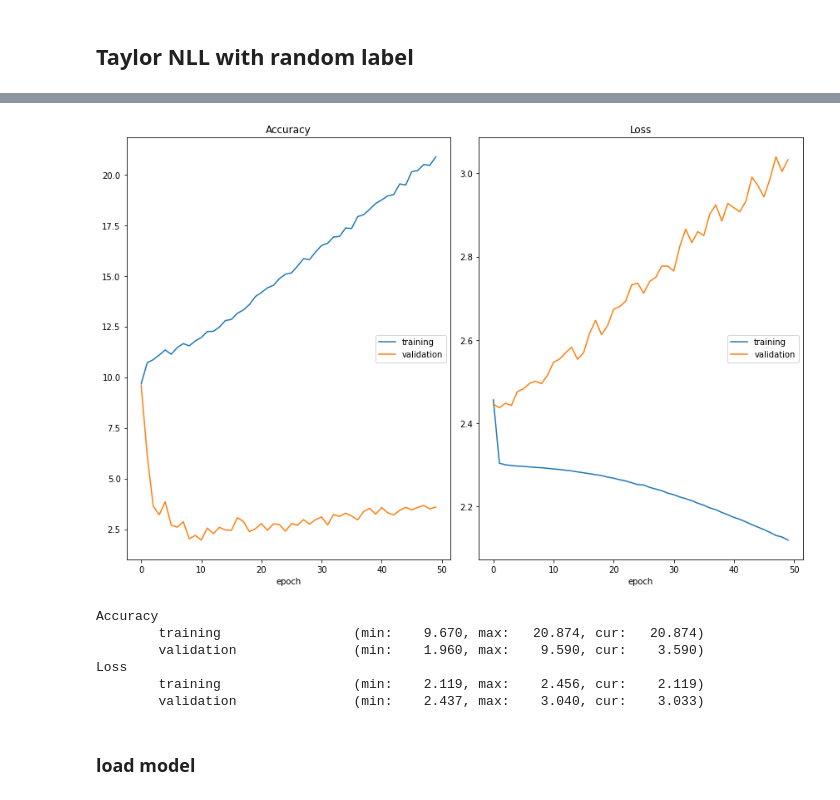
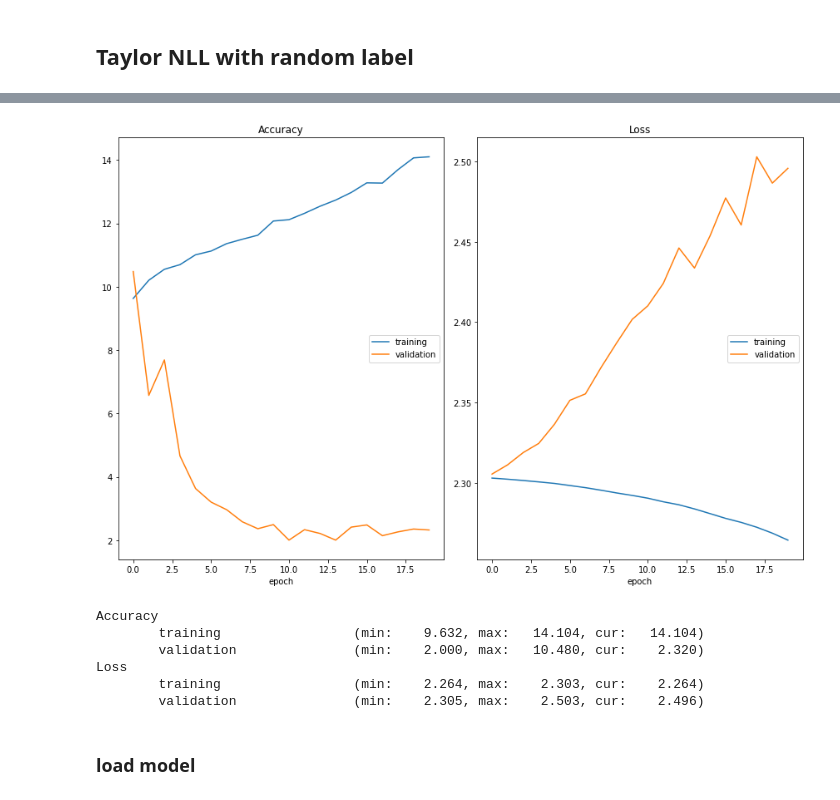
Before and after one commit to psr6275/HEDL_inference, a Jupyter notebook: codes/220222_cifar10-taylor.ipynb, the cells around one changed output, grey strips where cells are left out. Saved outputs shown, nothing was run; the diff lists cells and outputs as text; code cells hidden in the pictures.

```diff
--- a/codes/220222_cifar10-taylor.ipynb
+++ b/codes/220222_cifar10-taylor.ipynb
@@ -11,7 +11,8 @@ classes = ('plane', 'car', 'bird', 'cat', 'deer',
            'dog', 'frog', 'horse', 'ship', 'truck')
 # %%
 # load cifar10 data
-trainloader, testloader = load_cifar10()
+trainloader, testloader = load_cifar10(data_dir="../data/cifar10", batch_size=128,
+                                       test_batch = 128,train_shuffle=True)
 # %% [output]
 Files already downloaded and verified
 Files already downloaded and verified
@@ -179,14 +205,14 @@ net_optim = optim.Adam(net_random.parameters(), lr=0.0001)
 # %%
-net_random, logs_net = train_model_NLL(net_random, random_loader, net_optim, device, epochs=50,
+net_random, logs_net = train_model_NLL(net_random, random_loader, net_optim, device, epochs=20,
                  test_loader = testloader, save_dir = "../results",save_model="cifar_fake_random_net.pth")
 # %% [output]
-[figure, old version]
+[figure, new version]
 Accuracy
-        training                 (min:    9.670, max:   20.874, cur:   20.874)
-        validation               (min:    1.960, max:    9.590, cur:    3.590)
+        training                 (min:    9.632, max:   14.104, cur:   14.104)
+        validation               (min:    2.000, max:   10.480, cur:    2.320)
 Loss
-        training                 (min:    2.119, max:    2.456, cur:    2.119)
-        validation               (min:    2.437, max:    3.040, cur:    3.033)
+        training                 (min:    2.264, max:    2.303, cur:    2.264)
+        validation               (min:    2.305, max:    2.503, cur:    2.496)
 # %% [markdown]
 ### load model
 # %%
```
Also changed, not shown: parts of 24 cells of this notebook, 9 other files.
